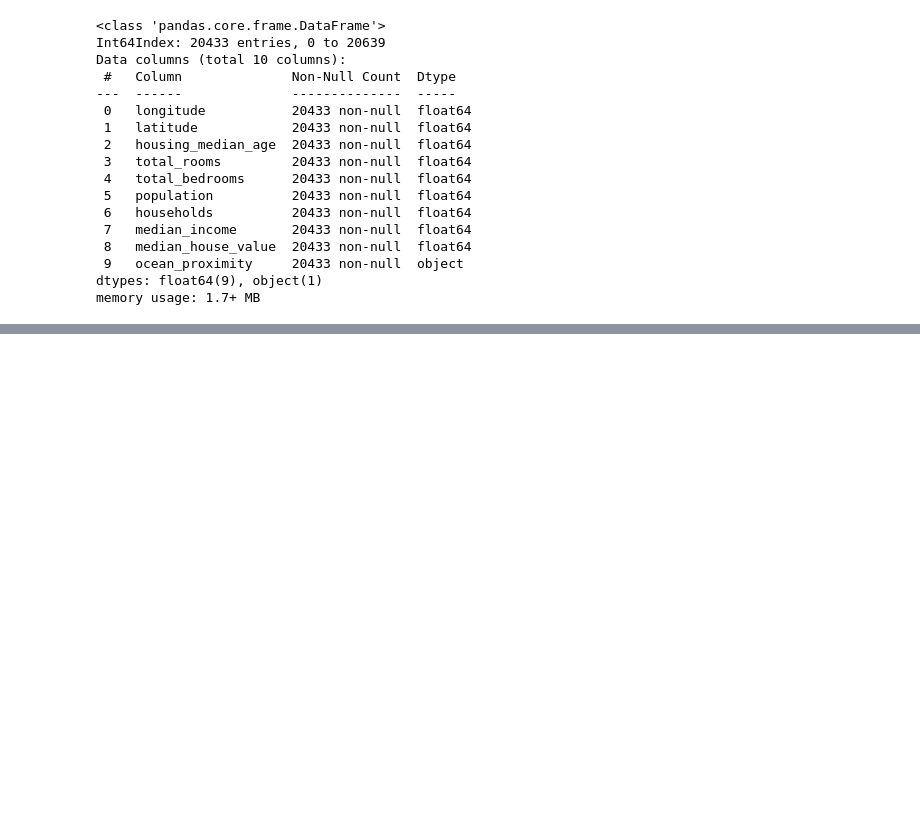
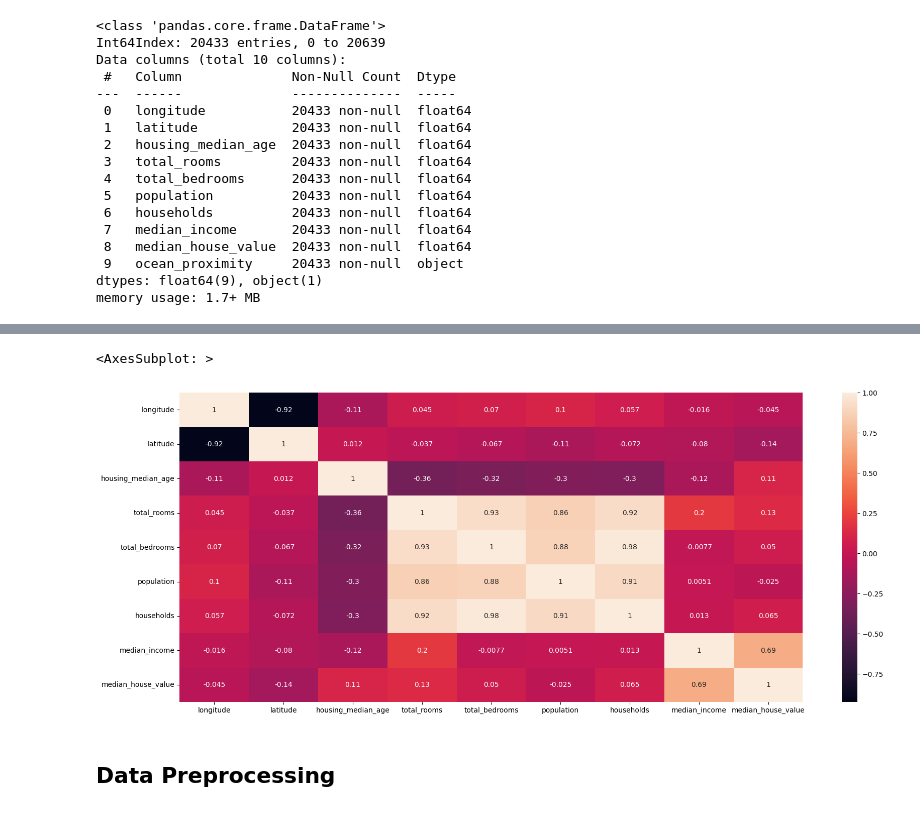
Before and after one commit to antoash/house-value-prediction, a Jupyter notebook: code.ipynb, the cells around one changed output, grey strips where cells are left out. Cells and saved outputs as stored; diff of their text form; code cells hidden in the pictures; blank space fills up the shorter version.

```diff
--- a/code.ipynb
+++ b/code.ipynb
@@ -66,0 +138,8 @@ memory usage: 1.7+ MB
+# %%
+plt.figure(figsize=(20,8))
+sns.heatmap(train_data.corr(), annot=True) # annot=True, displays the correlation values
+# %% [output]
+<AxesSubplot: >
+[figure, added]
+# %% [markdown]
+## Data Preprocessing
```
Also changed, not shown: parts of 39 cells of this notebook.
